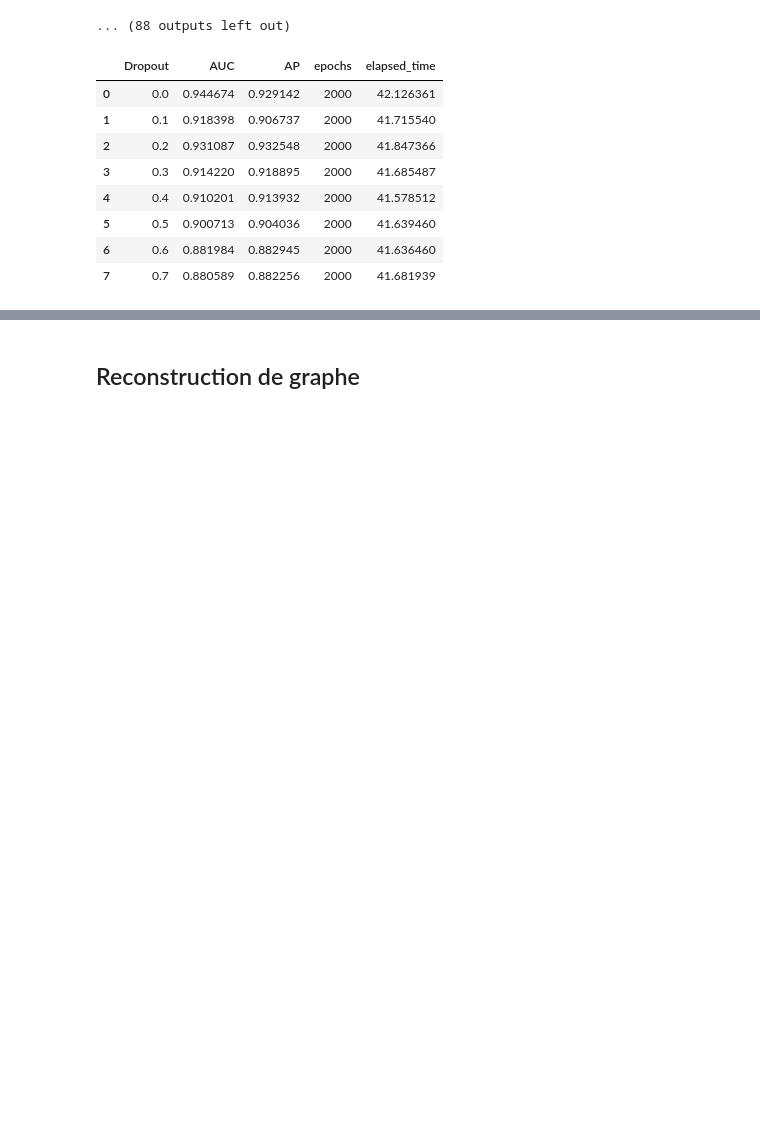
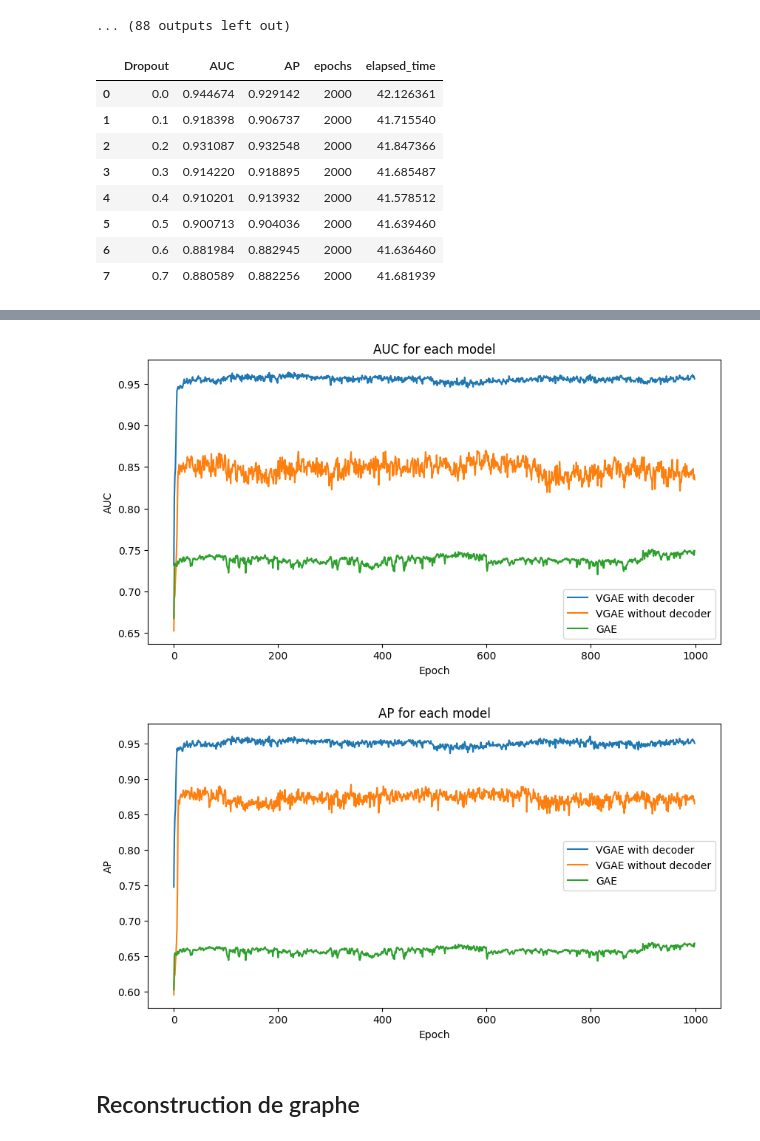
Before and after one commit to ajreckof/biml-gnn-projet, a Jupyter notebook: Projet.ipynb, the cells around one changed output, grey strips where cells are left out. Saved outputs shown, nothing was run; the diff lists cells and outputs as text; code cells hidden in the pictures; blank space fills up the shorter version.

Commit message:
Test auc et ap

```diff
--- a/Projet.ipynb
+++ b/Projet.ipynb
@@ -157,3 +253,49 @@ mean_data
+# %%
+columns = ['epoch', 'AUC', 'AP']
+wd = pd.read_csv("test_performance/test_vgae_with_decoder.csv", sep=';', names=columns, skiprows=1)
+wod = pd.read_csv("test_performance/test_vgae_without_decoder.csv", sep=';', names=columns, skiprows=1)
+dgae = pd.read_csv("test_performance/test_gae.csv", sep=';', names=columns, skiprows=1)
+
+# Faire la moyenne des AUC et AP pour n=10 pour chaque epoch=1000
+# datas are epoch;AUC;AP
+auc_model1 = np.zeros(1000)
+ap_model1 = np.zeros(1000)
+auc_model2 = np.zeros(1000)
+ap_model2 = np.zeros(1000)
+auc_model3 = np.zeros(1000)
+ap_model3 = np.zeros(1000)
+for i in range(1000):
+    auc_model1[i] = np.mean(wd.iloc[i*10:(i+1)*10, 1])
+    ap_model1[i] = np.mean(wd.iloc[i*10:(i+1)*10, 2])
+    auc_model2[i] = np.mean(wod.iloc[i*10:(i+1)*10, 1])
+    ap_model2[i] = np.mean(wod.iloc[i*10:(i+1)*10, 2])
+    auc_model3[i] = np.mean(dgae.iloc[i*10:(i+1)*10, 1])
+    ap_model3[i] = np.mean(dgae.iloc[i*10:(i+1)*10, 2])
+
+# Plot AUC
+plt.figure(figsize=(10, 5))
+plt.plot(auc_model1, label="VGAE with decoder")
+plt.plot(auc_model2, label="VGAE without decoder")
+plt.plot(auc_model3, label="GAE")
+plt.legend()
+plt.xlabel("Epoch")
+plt.ylabel("AUC")
+plt.title("AUC for each model")
+plt.savefig("test_performance/AUC.png", dpi=1000)
+
+# Plot AP
+plt.figure(figsize=(10, 5))
+plt.plot(ap_model1, label="VGAE with decoder")
+plt.plot(ap_model2, label="VGAE without decoder")
+plt.plot(ap_model3, label="GAE")
+plt.legend()
+plt.xlabel("Epoch")
+plt.ylabel("AP")
+plt.title("AP for each model")
+plt.savefig("test_performance/AP.png", dpi=1000)
+# %% [output]
+[figure, added]
+[figure, added]
 # %% [markdown]
 ## Reconstruction de graphe
 # %%
```
Also changed, not shown: parts of 6 cells of this notebook, 5 other files.
